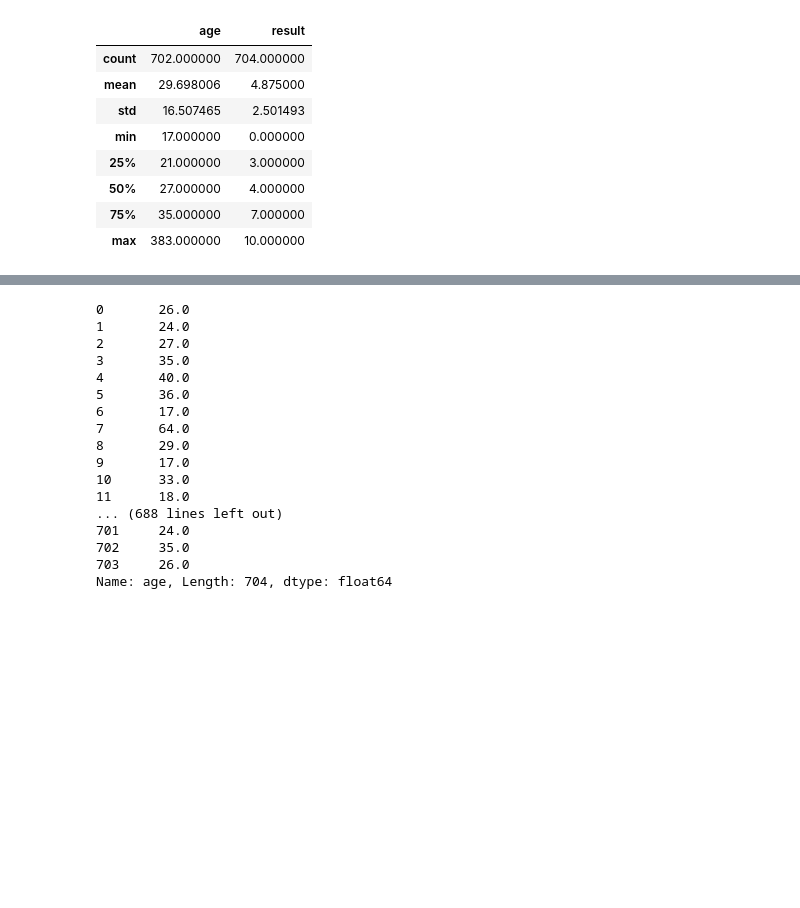
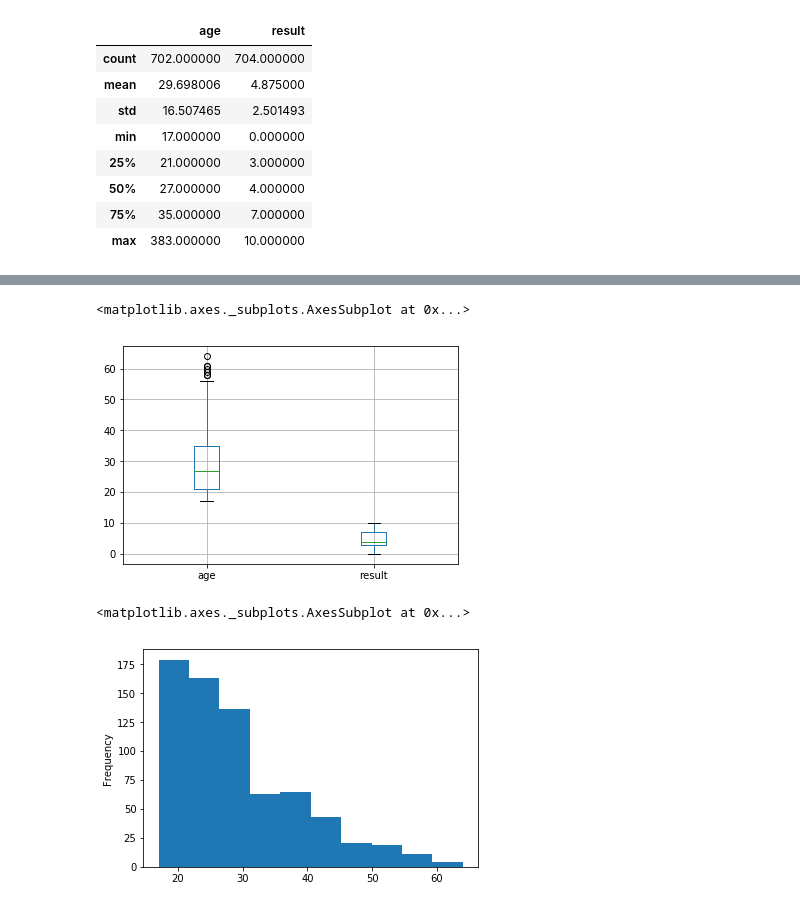
Before and after one commit to nathNath/provadeia, a Jupyter notebook: questaoum/questaoum.ipynb, the cells around one changed output, grey strips where cells are left out. Saved outputs shown, nothing was run; the diff lists cells and outputs as text; code cells hidden in the pictures; blank space fills up the shorter version.

```diff
--- a/questaoum/questaoum.ipynb
+++ b/questaoum/questaoum.ipynb
@@ -131,0 +142,4 @@ dataset['age'] = dataset['age'].replace(b'n', b'?')
+# %%
+aux = np.array(dataset['age'])
+# %%
+dataset["age"] = dataset['age'].replace(383, np.nanmedian(aux))
@@ -132,20 +158,12 @@ dataset['age'] = dataset['age'].replace(b'n', b'?')
+# %%
+dataset["age"] = dataset['age'].replace(np.nan, np.nanmedian(aux))
+# %%
+dataset.boxplot()
+# %% [output]
+<matplotlib.axes._subplots.AxesSubplot at 0x...>
+[figure, added]
 # %%
-dataset['age']
+dataset['age'].plot(kind='hist')
 # %% [output]
-0       26.0
-1       24.0
-2       27.0
-3       35.0
-4       40.0
-5       36.0
-6       17.0
-7       64.0
-8       29.0
-9       17.0
-10      33.0
-11      18.0
-... (688 lines left out)
-701     24.0
-702     35.0
-703     26.0
-Name: age, Length: 704, dtype: float64
+<matplotlib.axes._subplots.AxesSubplot at 0x...>
+[figure, added]
```
Also changed, not shown: parts of 18 cells of this notebook, 5 other files.
